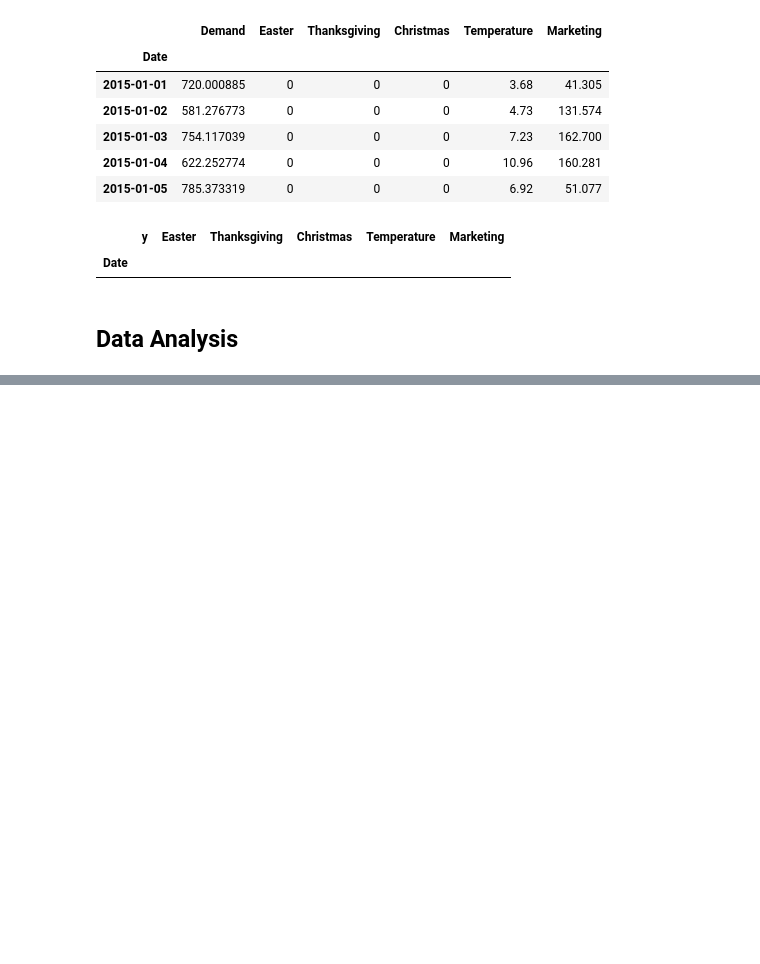
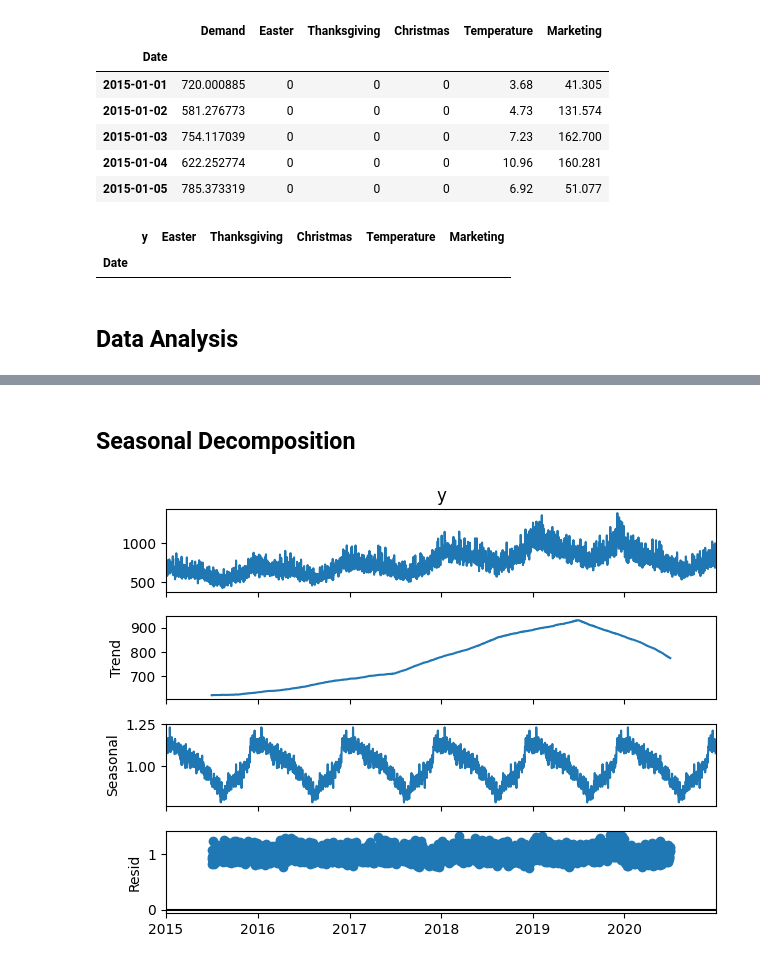
Before and after one commit to mrcruz117/EDA_Template, a Jupyter notebook: EDA_Template.ipynb, the cells around one changed output, grey strips where cells are left out. Cells and saved outputs as stored; diff of their text form; code cells hidden in the pictures; blank space fills up the shorter version.

Commit message:
decomposition analysis. multiplicative has better errors.

```diff
--- a/EDA_Template.ipynb
+++ b/EDA_Template.ipynb
@@ -49,3 +50,16 @@ df.describe().transpose()
 | Christmas | 2192.0 | 0.002737 | 0.052259 | 0.00000 | 0.000000 | 0.00000 | 0.000000 | 1.000000 |
 | Temperature | 2192.0 | 15.012655 | 8.772751 | -8.85000 | 7.767500 | 14.89500 | 23.230000 | 30.900000 |
 | Marketing | 2192.0 | 126.675890 | 58.274047 | 24.58900 | 78.303500 | 122.76450 | 169.395250 | 299.860000 |
+# %% [markdown]
+## Seasonal Decomposition
+# %%
+# decomposition
+decomposition = seasonal_decompose(
+    x = df.y,
+    model= 'multiplicative',
+    period=365
+)
+# for some reason, ; removes duped plots
+decomposition.plot();
+# %% [output]
+[figure, added]
```
Also changed, not shown: parts of 2 cells of this notebook.
